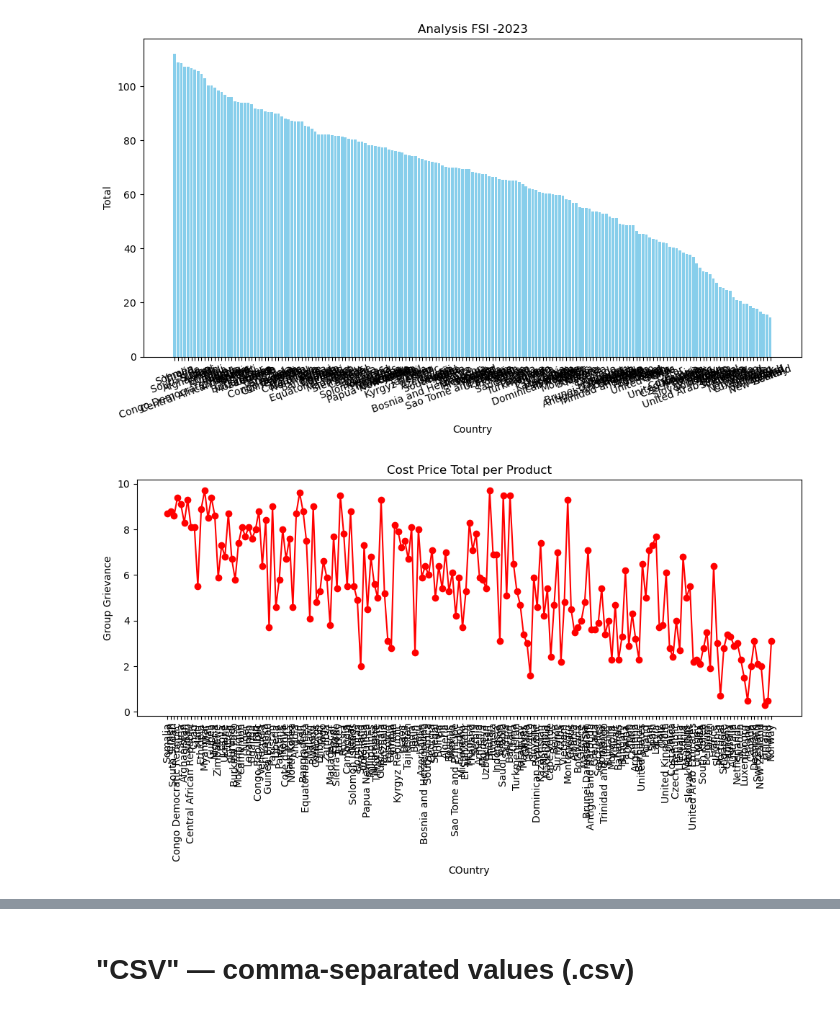
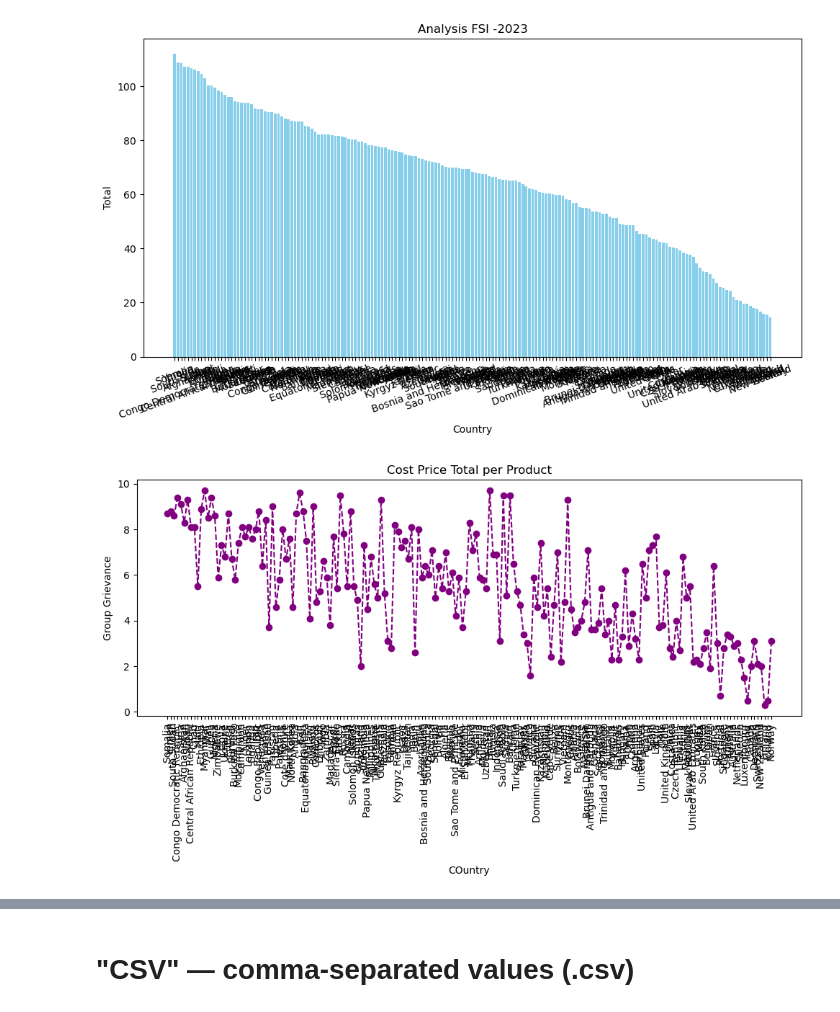
Before and after one commit to 3aryan8/Machine-Learning-Basics, a Jupyter notebook: 2/AryanThakur_23AI101_Assignment2.ipynb, the cells around one changed output, grey strips where cells are left out. Saved outputs shown, nothing was run; the diff lists cells and outputs as text; code cells hidden in the pictures.

```diff
--- a/2/AryanThakur_23AI101_Assignment2.ipynb
+++ b/2/AryanThakur_23AI101_Assignment2.ipynb
@@ -153,15 +153,15 @@ plt.show()
 [figure]
 # %%
 plt.figure(figsize=(10, 6))
-plt.plot(data['Country'], data['C3: Group Grievance'], marker='o', linestyle='-', color='red')
+plt.plot(data['Country'], data['C3: Group Grievance'],  linestyle='--',marker='o', color='purple')
 plt.xlabel('COuntry')
 plt.ylabel('Group Grievance')
 plt.title('Cost Price Total per Product')
 plt.xticks(rotation=90)
 plt.tight_layout()
 plt.show()
 # %% [output]
-[figure, old version]
+[figure, new version]
 # %%
 with open('matrix.pkl', 'wb') as f:
     pickle.dump(data, f)
```
Also changed, not shown: parts of 1 cell of this notebook, 6 other files.
